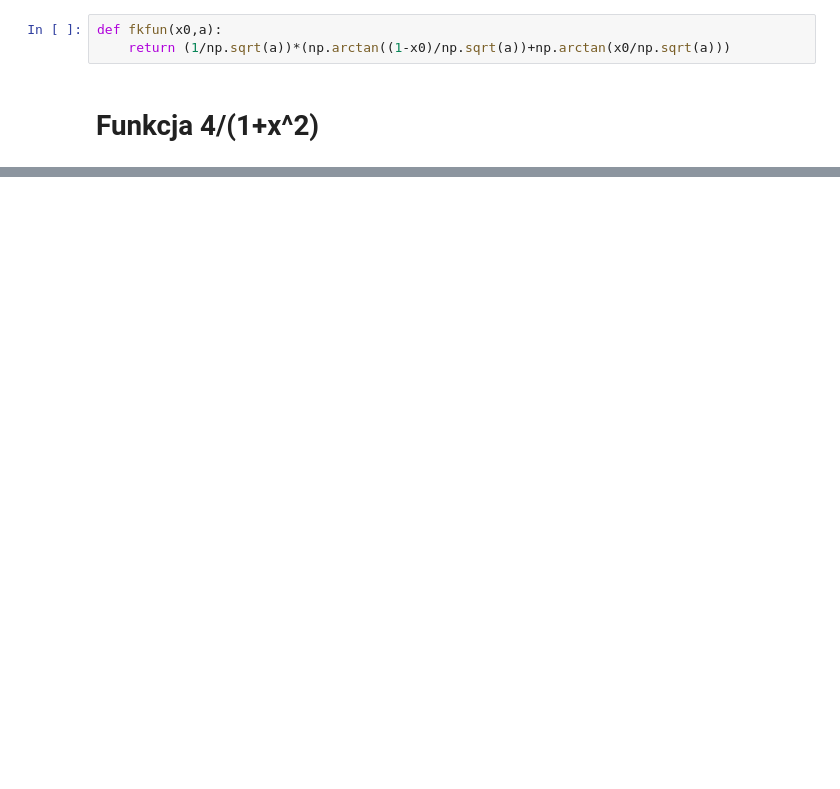
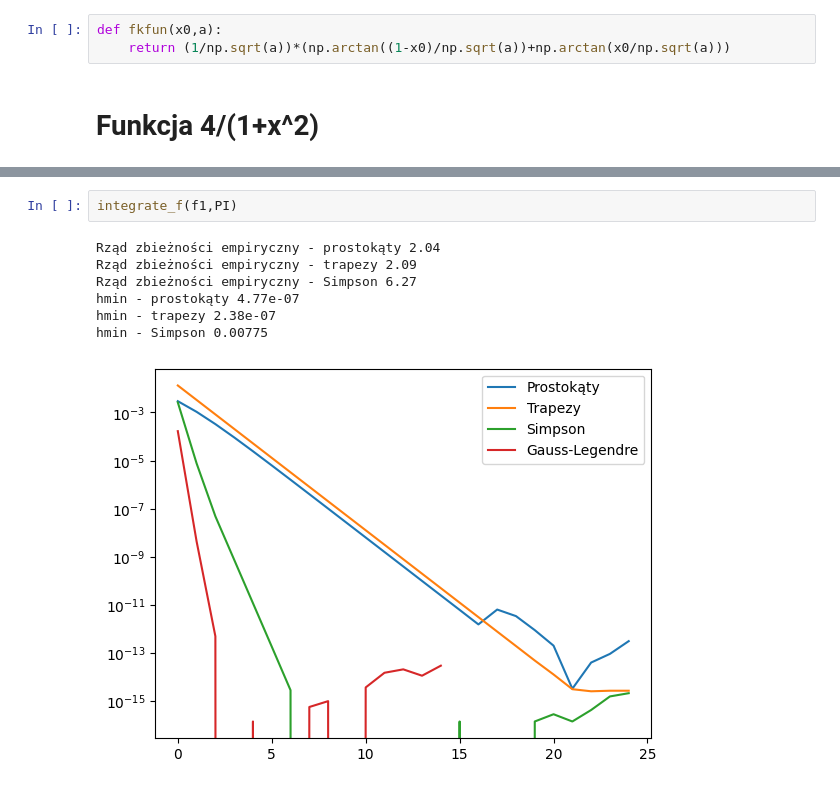
Before and after one commit to kpiotr6/MOWNIT, a Jupyter notebook: L7/laboratorium7.ipynb, the cells around one changed output, grey strips where cells are left out. Saved outputs shown, nothing was run; the diff lists cells and outputs as text; blank space fills up the shorter version.

```diff
--- a/L7/laboratorium7.ipynb
+++ b/L7/laboratorium7.ipynb
@@ -47,0 +120,10 @@ def f2(x):
+# %%
+integrate_f(f1,PI)
+# %% [output]
+Rząd zbieżności empiryczny - prostokąty 2.04
+Rząd zbieżności empiryczny - trapezy 2.09
+Rząd zbieżności empiryczny - Simpson 6.27
+hmin - prostokąty 4.77e-07
+hmin - trapezy 2.38e-07
+hmin - Simpson 0.00775
+[figure, added]
```
Also changed, not shown: parts of 14 cells of this notebook, 1 other file.
